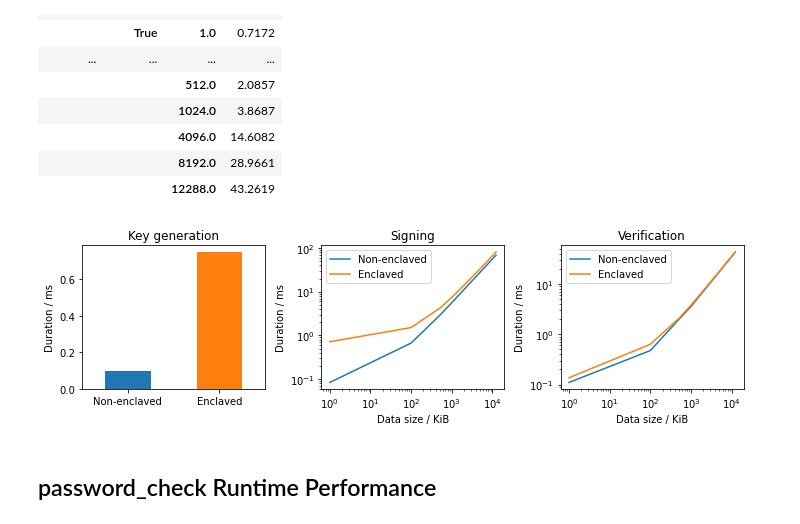
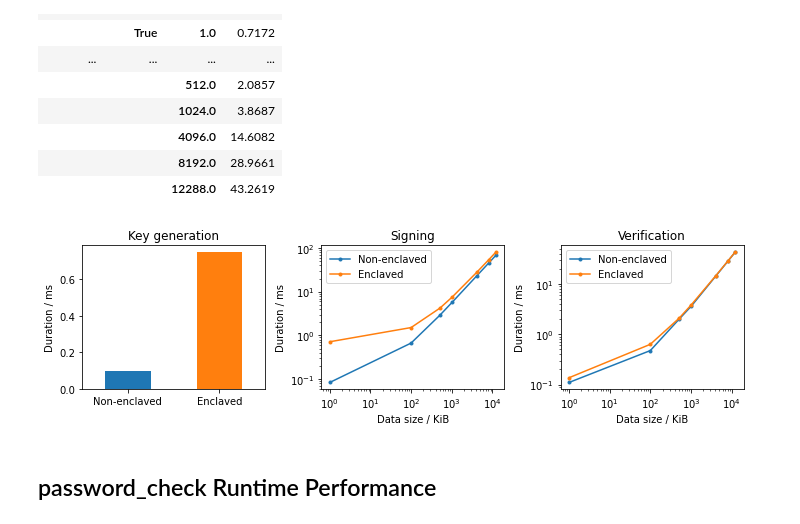
Before and after one commit to F30/Cadote, a Jupyter notebook: examples/performance_macro.ipynb, the cells around one changed output. Drawn from its saved outputs; the diff is of its cells as text; code cells hidden in the pictures.

Commit message:
Use dotted lines for plots in evaluation notebook

```diff
--- a/examples/performance_macro.ipynb
+++ b/examples/performance_macro.ipynb
@@ -113,30 +113,30 @@ results
 # %%
 fig, ax = plt.subplots(1, 3, figsize=(10, 3))
 
 res = results[results.index.isin(['genkey'], level=0)]
 res['duration'].plot(kind='bar', ax=ax[0], color=['#1f77b4', '#ff7f0e'])
 ax[0].set_xticklabels(['Non-enclaved', 'Enclaved'], rotation=0)
 ax[0].xaxis.get_label().set_visible(False)
 
 unstacked_results = results.unstack()
 for i, op in enumerate(['sign', 'verify'], start=1):
     res = unstacked_results[unstacked_results.index.isin([op], level=0)]
-    res['duration'].T.plot(kind='line', ax=ax[i], logx=True, logy=True)
+    res['duration'].T.plot(kind='line', style='.-', ax=ax[i], logx=True, logy=True)
 
 for i in range(3):
     ax[i].set_ylabel('Duration / ms')
 
 for i in range(1, 3):
     ax[i].set_xlabel('Data size / KiB')
     ax[i].legend(['Non-enclaved', 'Enclaved'], loc='upper left')
 
 ax[0].set_title('Key generation')
 ax[1].set_title('Signing')
 ax[2].set_title('Verification')
 
 fig.tight_layout()
 # %% [output]
-[figure, old version]
+[figure, new version]
 # %%
 fig.savefig('performance_run_maxisign.pdf', bbox_inches='tight', pad_inches=0)
 # %% [markdown]
```
Also changed, not shown: 1 other file.
